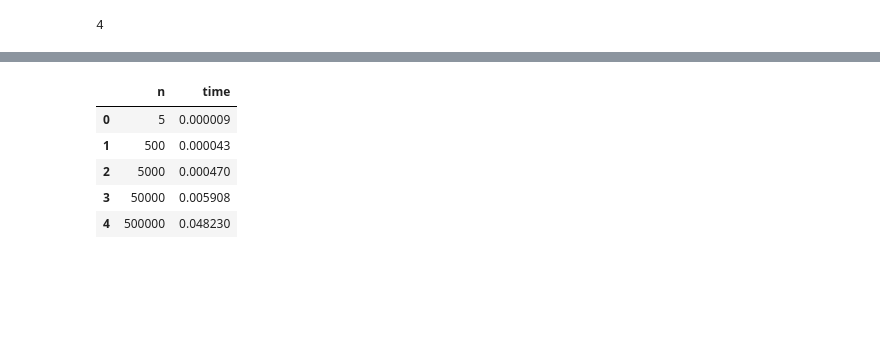
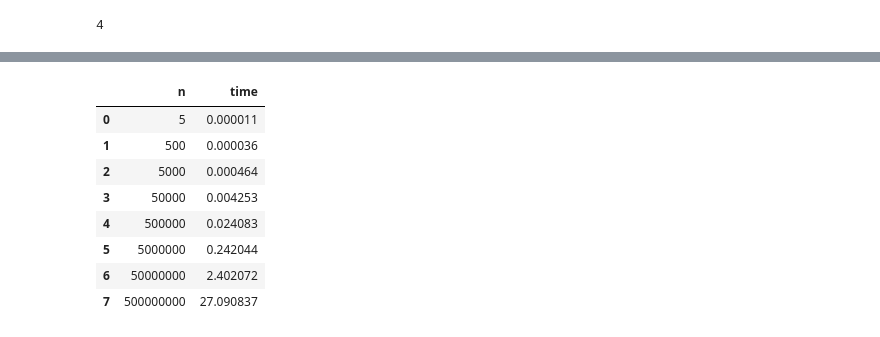
Before and after one commit to Matinnorouzi2023/Data-structure, a Jupyter notebook: ORDER(RUN_TIME).ipynb, the cells around one changed output, grey strips where cells are left out. Saved outputs shown, nothing was run; the diff lists cells and outputs as text; code cells hidden in the pictures; blank space fills up the shorter version.

```diff
--- a/ORDER(RUN_TIME).ipynb
+++ b/ORDER(RUN_TIME).ipynb
@@ -19,7 +19,7 @@ e-s
 # %% [output]
 0.00011075900000179217
 # %%
-len_list=[5,500,5000,50000,500000]
+len_list=[5,500,5000,50000,500000,5000000,50000000,500000000]
 # %%
 t_lst=[]
 for i in len_list:
@@ -78,12 +78,15 @@ for i in len_list:
   e=time.process_time()
   t_lst2.append(e-s)
 # %%
-df=pa.DataFrame(list(zip(len_list,t_lst2)), columns=('n','time'))
-df
+df2=pa.DataFrame(list(zip(len_list,t_lst2)), columns=('n','time'))
+df2
 # %% [output]
 |  | n | time |
-| 0 | 5 | 0.000009 |
-| 1 | 500 | 0.000043 |
-| 2 | 5000 | 0.000470 |
-| 3 | 50000 | 0.005908 |
-| 4 | 500000 | 0.048230 |
+| 0 | 5 | 0.000011 |
+| 1 | 500 | 0.000036 |
+| 2 | 5000 | 0.000464 |
+| 3 | 50000 | 0.004253 |
+| 4 | 500000 | 0.024083 |
+| 5 | 5000000 | 0.242044 |
+| 6 | 50000000 | 2.402072 |
+| 7 | 500000000 | 27.090837 |
```
Also changed, not shown: parts of 3 cells of this notebook.
